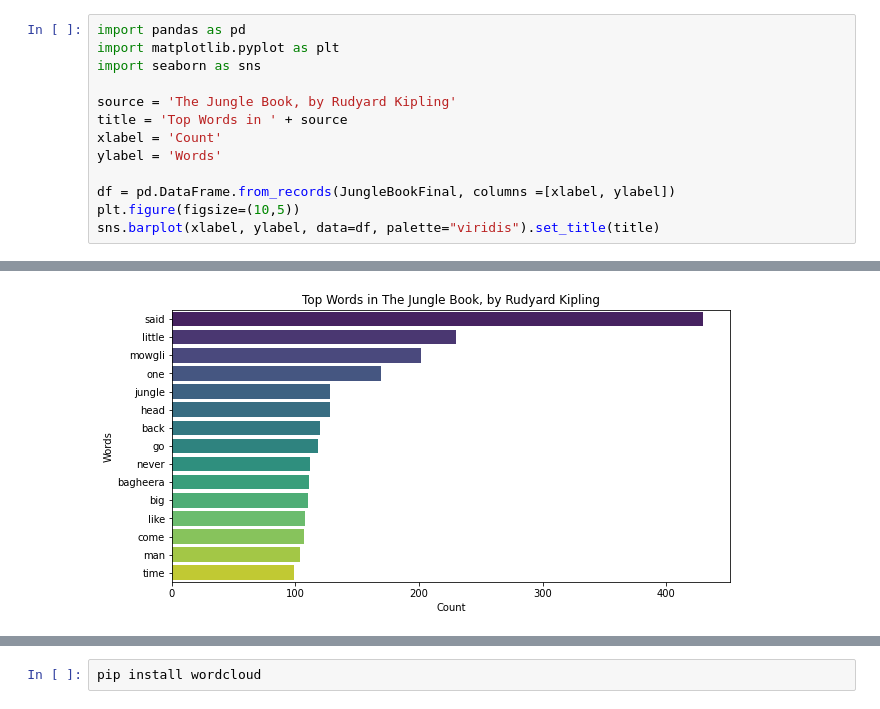
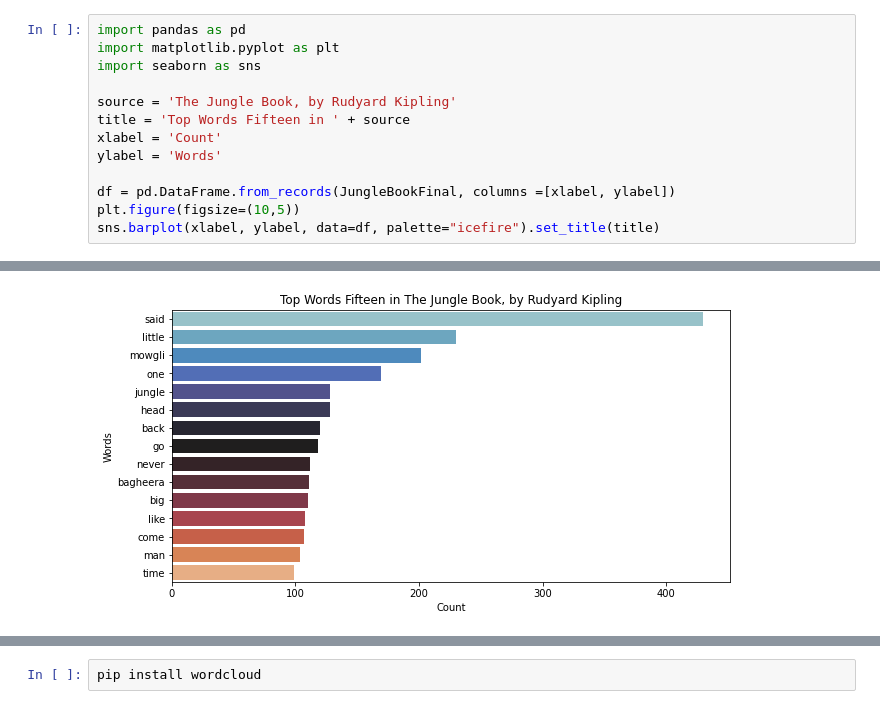
Before and after one commit to alekhyajaddu/Bigdata-FinalProject, a Jupyter notebook: Alex Bigdata Final Project.ipynb, the cells around one changed output, grey strips where cells are left out. Saved outputs shown, nothing was run; the diff lists cells and outputs as text.

```diff
--- a/Alex Bigdata Final Project.ipynb
+++ b/Alex Bigdata Final Project.ipynb
@@ -48,19 +48,19 @@ print(JungleBookFinal)
 # %%
 import pandas as pd
 import matplotlib.pyplot as plt
 import seaborn as sns
 
 source = 'The Jungle Book, by Rudyard Kipling'
-title = 'Top Words in ' + source
+title = 'Top Words Fifteen in ' + source
 xlabel = 'Count'
 ylabel = 'Words'
 
 df = pd.DataFrame.from_records(JungleBookFinal, columns =[xlabel, ylabel])
 plt.figure(figsize=(10,5))
-sns.barplot(xlabel, ylabel, data=df, palette="viridis").set_title(title)
+sns.barplot(xlabel, ylabel, data=df, palette="icefire").set_title(title)
 # %% [output]
 [interactive output not drawn]
-[figure, old version]
+[figure, new version]
 [interactive output not drawn]
 # %%
 pip install wordcloud
```
Also changed, not shown: parts of 1 cell of this notebook.
